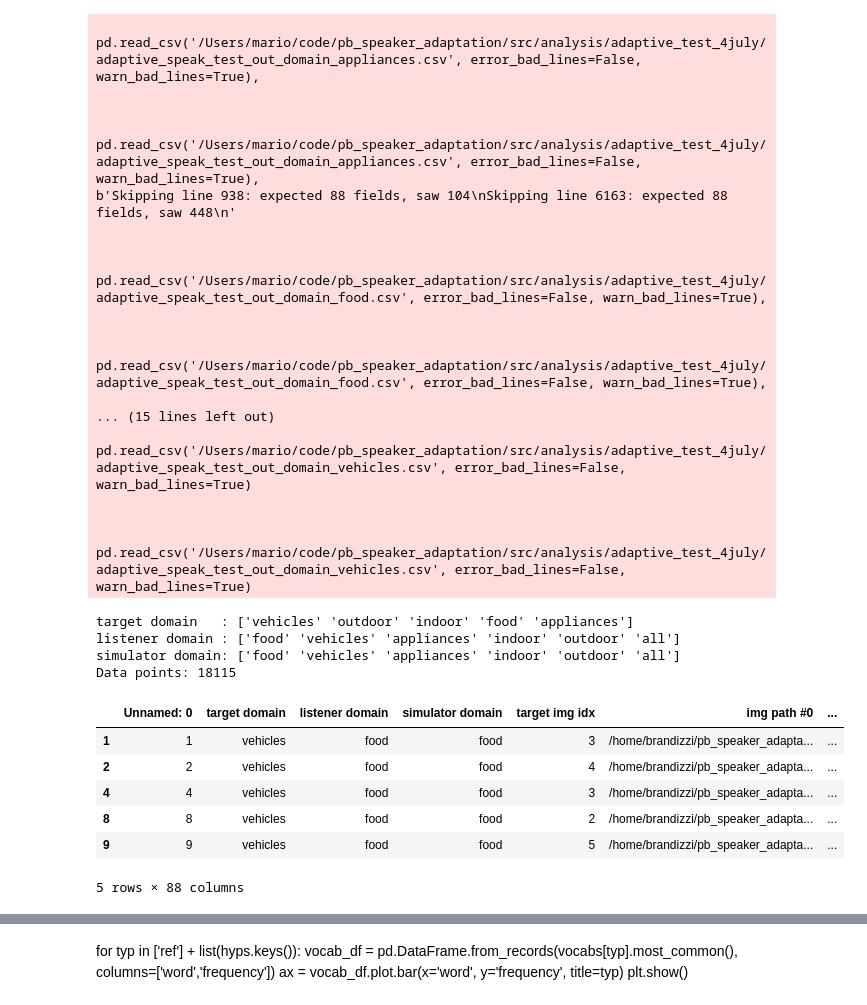
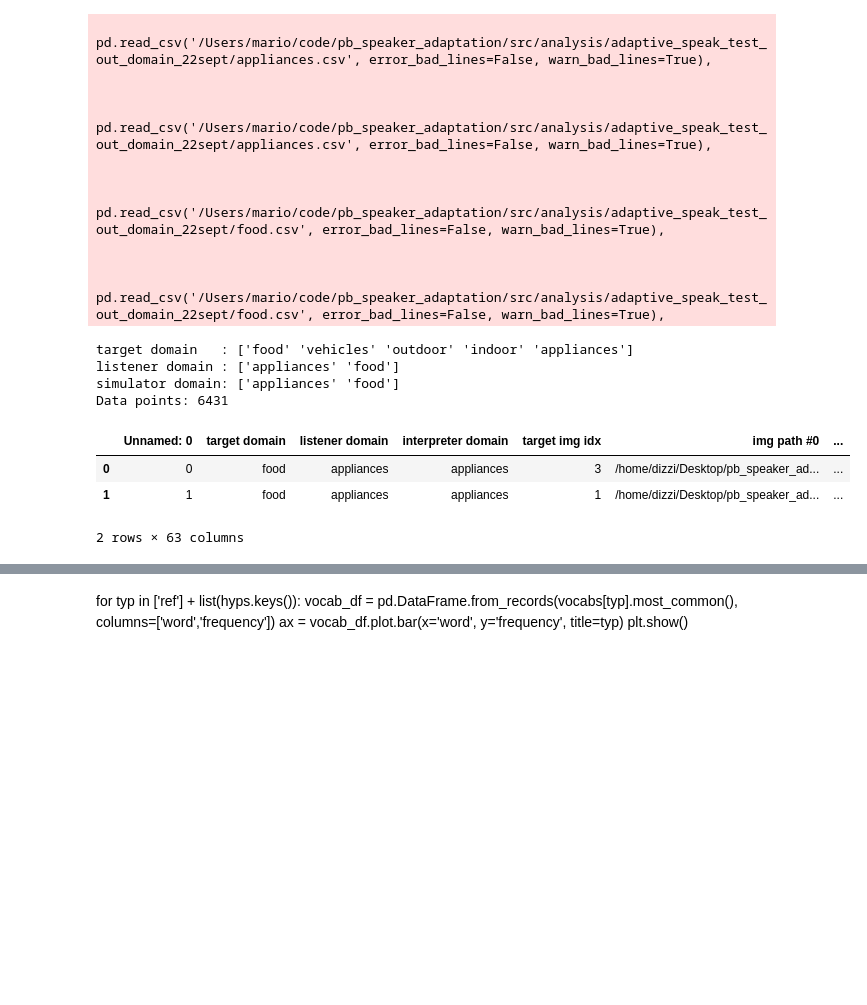
Before and after one commit to nicofirst1/speaker-adaptation, a Jupyter notebook: src/analysis/vocab_analysis.ipynb, the cells around one changed output, grey strips where cells are left out. Drawn from its saved outputs; the diff is of its cells as text; code cells hidden in the pictures; blank space fills up the shorter version.

```diff
--- a/src/analysis/vocab_analysis.ipynb
+++ b/src/analysis/vocab_analysis.ipynb
@@ -5,50 +5,44 @@ import numpy as np
 from matplotlib import pyplot as plt
 from scipy.optimize import minimize_scalar
 # %%
-df = pd.concat([
-    pd.read_csv('/Users/mario/code/pb_speaker_adaptation/src/analysis/adaptive_test_4july/adaptive_speak_test_out_domain_appliances.csv', error_bad_lines=False, warn_bad_lines=True),
-    pd.read_csv('/Users/mario/code/pb_speaker_adaptation/src/analysis/adaptive_test_4july/adaptive_speak_test_out_domain_food.csv', error_bad_lines=False, warn_bad_lines=True),
-    pd.read_csv('/Users/mario/code/pb_speaker_adaptation/src/analysis/adaptive_test_4july/adaptive_speak_test_out_domain_indoor.csv', error_bad_lines=False, warn_bad_lines=True),
-    pd.read_csv('/Users/mario/code/pb_speaker_adaptation/src/analysis/adaptive_test_4july/adaptive_speak_test_out_domain_outdoor.csv', error_bad_lines=False, warn_bad_lines=True),
-    pd.read_csv('/Users/mario/code/pb_speaker_adaptation/src/analysis/adaptive_test_4july/adaptive_speak_test_out_domain_vehicles.csv', error_bad_lines=False, warn_bad_lines=True)
+_df = pd.concat([
+    pd.read_csv('/Users/mario/code/pb_speaker_adaptation/src/analysis/adaptive_speak_test_out_domain_22sept/appliances.csv', error_bad_lines=False, warn_bad_lines=True),
+    pd.read_csv('/Users/mario/code/pb_speaker_adaptation/src/analysis/adaptive_speak_test_out_domain_22sept/food.csv', error_bad_lines=False, warn_bad_lines=True),
+#     pd.read_csv('/Users/mario/code/pb_speaker_adaptation/src/analysis/adaptive_test_4july/adaptive_speak_test_out_domain_indoor.csv', error_bad_lines=False, warn_bad_lines=True),
+#     pd.read_csv('/Users/mario/code/pb_speaker_adaptation/src/analysis/adaptive_test_4july/adaptive_speak_test_out_domain_outdoor.csv', error_bad_lines=False, warn_bad_lines=True),
+#     pd.read_csv('/Users/mario/code/pb_speaker_adaptation/src/analysis/adaptive_test_4july/adaptive_speak_test_out_domain_vehicles.csv', error_bad_lines=False, warn_bad_lines=True)
 ])
 
 # pd.to_numeric(df['target domain'], errors='coerce')
 
-print('target domain   :', df['target domain'].unique())
-print('listener domain :', df['listener domain'].unique())
-print('simulator domain:', df['simulator domain'].unique())
-df = df.dropna()
-print('Data points:', len(df))
+print('target domain   :', _df['target domain'].unique())
+print('listener domain :', _df['listener domain'].unique())
+print('simulator domain:', _df['interpreter domain'].unique())
+_df = _df.dropna()
+print('Data points:', len(_df))
 
-df.head(5)
+id_df = _df[(_df['target domain'] == _df['listener domain'])]
+ood_df = _df[(_df['target domain'] != _df['listener domain'])]
+
+df = ood_df
+df.head(2)
 # %% [output]
-  pd.read_csv('/Users/mario/code/pb_speaker_adaptation/src/analysis/adaptive_test_4july/adaptive_speak_test_out_domain_appliances.csv', error_bad_lines=False, warn_bad_lines=True),
+  pd.read_csv('/Users/mario/code/pb_speaker_adaptation/src/analysis/adaptive_speak_test_out_domain_22sept/appliances.csv', error_bad_lines=False, warn_bad_lines=True),
 
 
-  pd.read_csv('/Users/mario/code/pb_speaker_adaptation/src/analysis/adaptive_test_4july/adaptive_speak_test_out_domain_appliances.csv', error_bad_lines=False, warn_bad_lines=True),
-b'Skipping line 938: expected 88 fields, saw 104\nSkipping line 6163: expected 88 fields, saw 448\n'
+  pd.read_csv('/Users/mario/code/pb_speaker_adaptation/src/analysis/adaptive_speak_test_out_domain_22sept/appliances.csv', error_bad_lines=False, warn_bad_lines=True),
 
 
-  pd.read_csv('/Users/mario/code/pb_speaker_adaptation/src/analysis/adaptive_test_4july/adaptive_speak_test_out_domain_food.csv', error_bad_lines=False, warn_bad_lines=True),
+  pd.read_csv('/Users/mario/code/pb_speaker_adaptation/src/analysis/adaptive_speak_test_out_domain_22sept/food.csv', error_bad_lines=False, warn_bad_lines=True),
 
 
-  pd.read_csv('/Users/mario/code/pb_speaker_adaptation/src/analysis/adaptive_test_4july/adaptive_speak_test_out_domain_food.csv', error_bad_lines=False, warn_bad_lines=True),
-
-... (15 lines left out)
-  pd.read_csv('/Users/mario/code/pb_speaker_adaptation/src/analysis/adaptive_test_4july/adaptive_speak_test_out_domain_vehicles.csv', error_bad_lines=False, warn_bad_lines=True)
-
-
-  pd.read_csv('/Users/mario/code/pb_speaker_adaptation/src/analysis/adaptive_test_4july/adaptive_speak_test_out_domain_vehicles.csv', error_bad_lines=False, warn_bad_lines=True)
+  pd.read_csv('/Users/mario/code/pb_speaker_adaptation/src/analysis/adaptive_speak_test_out_domain_22sept/food.csv', error_bad_lines=False, warn_bad_lines=True),
-target domain   : ['vehicles' 'outdoor' 'indoor' 'food' 'appliances']
-listener domain : ['food' 'vehicles' 'appliances' 'indoor' 'outdoor' 'all']
-simulator domain: ['food' 'vehicles' 'appliances' 'indoor' 'outdoor' 'all']
-Data points: 18115
+target domain   : ['food' 'vehicles' 'outdoor' 'indoor' 'appliances']
+listener domain : ['appliances' 'food']
+simulator domain: ['appliances' 'food']
+Data points: 6431
-|  | Unnamed: 0 | target domain | listener domain | simulator domain | target img idx | img path #0 | ... |
-| 1 | 1 | vehicles | food | food | 3 | /home/brandizzi/pb_speaker_adapta... | ... |
-| 2 | 2 | vehicles | food | food | 4 | /home/brandizzi/pb_speaker_adapta... | ... |
-| 4 | 4 | vehicles | food | food | 3 | /home/brandizzi/pb_speaker_adapta... | ... |
-| 8 | 8 | vehicles | food | food | 2 | /home/brandizzi/pb_speaker_adapta... | ... |
-| 9 | 9 | vehicles | food | food | 5 | /home/brandizzi/pb_speaker_adapta... | ... |
+|  | Unnamed: 0 | target domain | listener domain | interpreter domain | target img idx | img path #0 | ... |
+| 0 | 0 | food | appliances | appliances | 3 | /home/dizzi/Desktop/pb_speaker_ad... | ... |
+| 1 | 1 | food | appliances | appliances | 1 | /home/dizzi/Desktop/pb_speaker_ad... | ... |
-5 rows × 88 columns
+2 rows × 63 columns
 # %%
```
Also changed, not shown: parts of 9 cells of this notebook, 4 other files.
